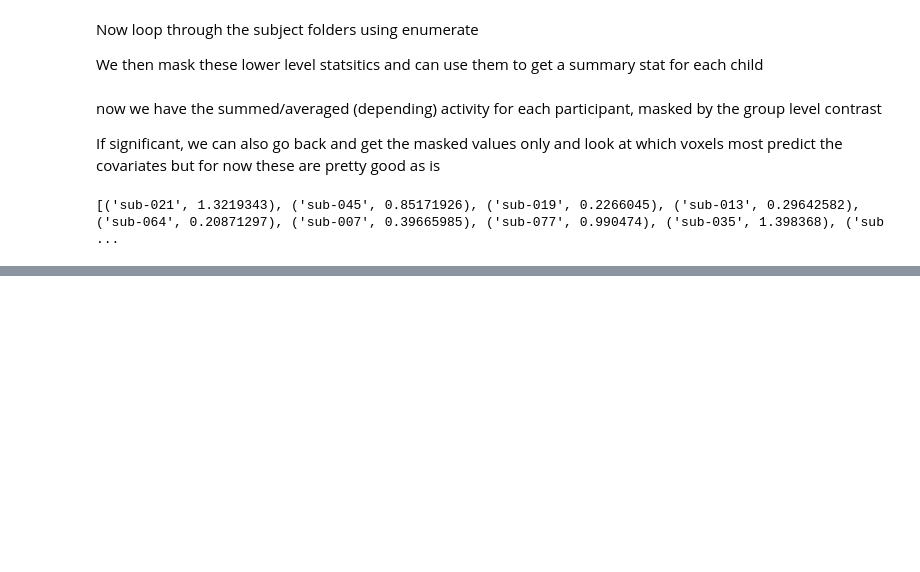
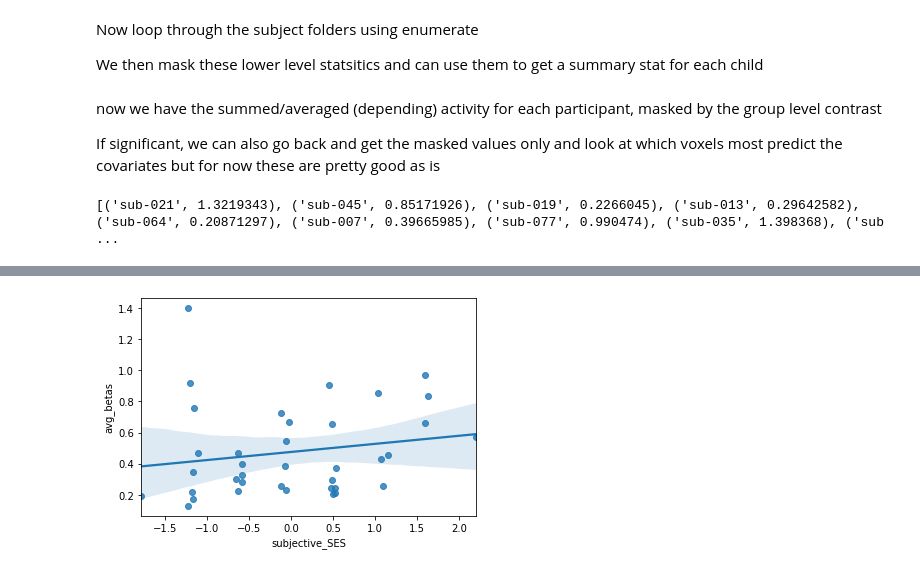
Before and after one commit to stephuh2/RED-scripts, a Jupyter notebook: RED_betamask.ipynb, the cells around one changed output, grey strips where cells are left out. Drawn from its saved outputs; the diff is of its cells as text; code cells hidden in the pictures; blank space fills up the shorter version.

```diff
--- a/RED_betamask.ipynb
+++ b/RED_betamask.ipynb
@@ -94,0 +188,6 @@ plt.show()
+# %%
+plt.close('all')
+sns.regplot(y='avg_betas', x='subjective_SES', data=with_data)
+plt.show()
+# %% [output]
+[figure, added]
```
Also changed, not shown: parts of 15 cells of this notebook.
